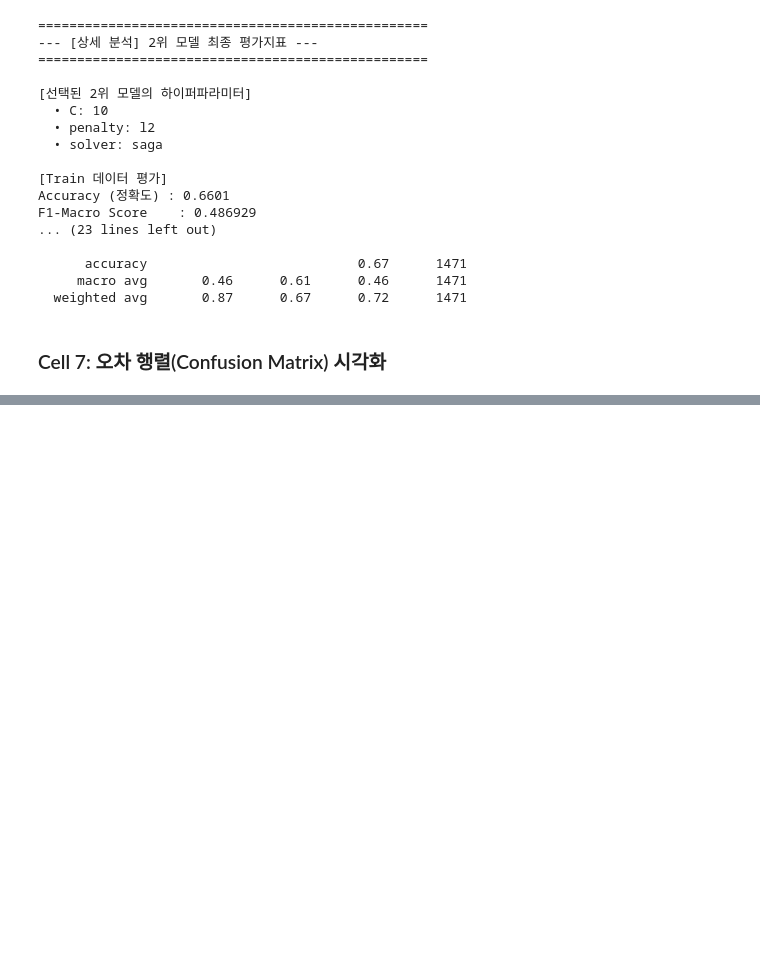
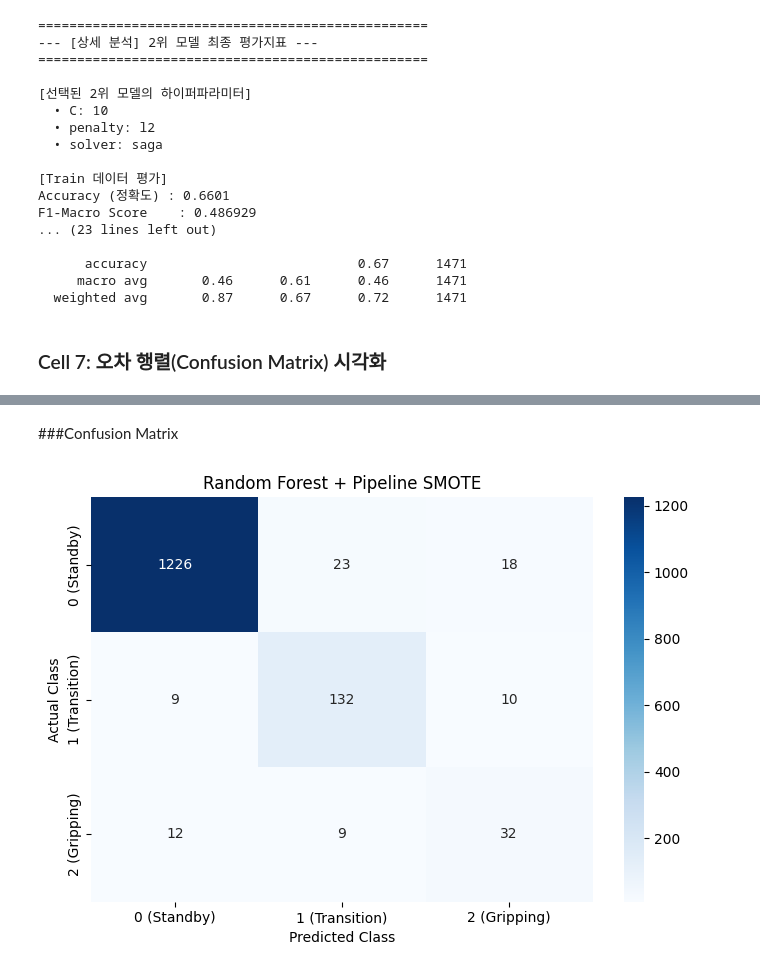
Before and after one commit to kzming2007/Catholic_ML_final_project, a Jupyter notebook: notebooks/02_5_RTC_LogisticRegression.ipynb, the cells around one changed output, grey strips where cells are left out. Cells and saved outputs as stored; diff of their text form; code cells hidden in the pictures; blank space fills up the shorter version.

```diff
--- a/notebooks/02_5_RTC_LogisticRegression.ipynb
+++ b/notebooks/02_5_RTC_LogisticRegression.ipynb
@@ -277,0 +794,40 @@ plt.show()
+# %% [markdown]
+###Confusion Matrix
+# %%
+from sklearn.metrics import confusion_matrix
+
+cm = confusion_matrix(
+    y_test,
+    y_test_pred_pipeline
+)
+
+plt.figure(figsize=(7,5))
+
+sns.heatmap(
+    cm,
+    annot=True,
+    fmt='d',
+    cmap='Blues',
+    xticklabels=[
+        '0 (Standby)',
+        '1 (Transition)',
+        '2 (Gripping)'
+    ],
+    yticklabels=[
+        '0 (Standby)',
+        '1 (Transition)',
+        '2 (Gripping)'
+    ]
+)
+
+plt.title(
+    'Random Forest + Pipeline SMOTE'
+)
+
+plt.xlabel('Predicted Class')
+plt.ylabel('Actual Class')
+
+plt.tight_layout()
+plt.show()
+# %% [output]
+[figure, added]
```
Also changed, not shown: parts of 24 cells of this notebook.
